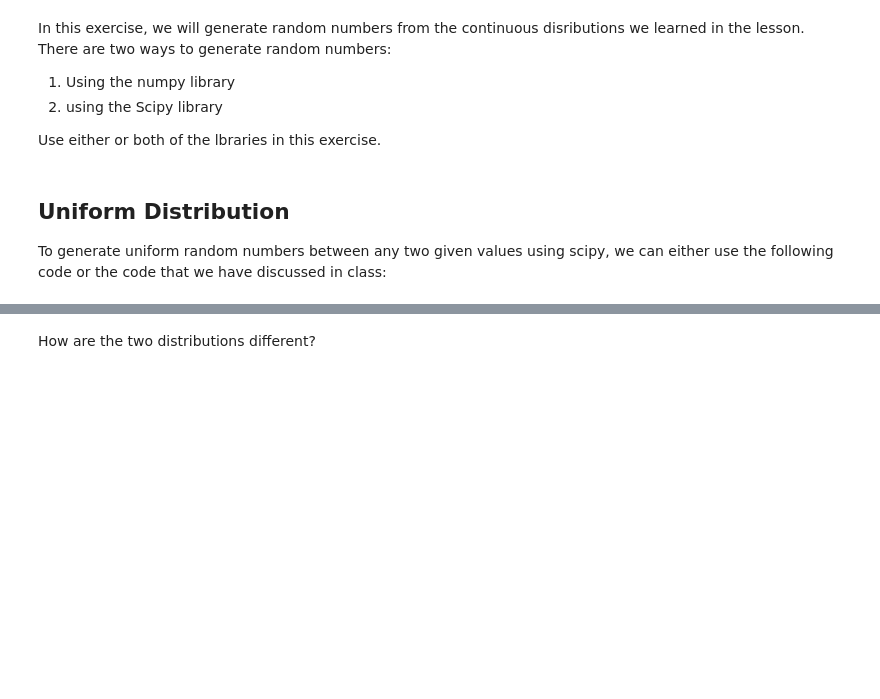
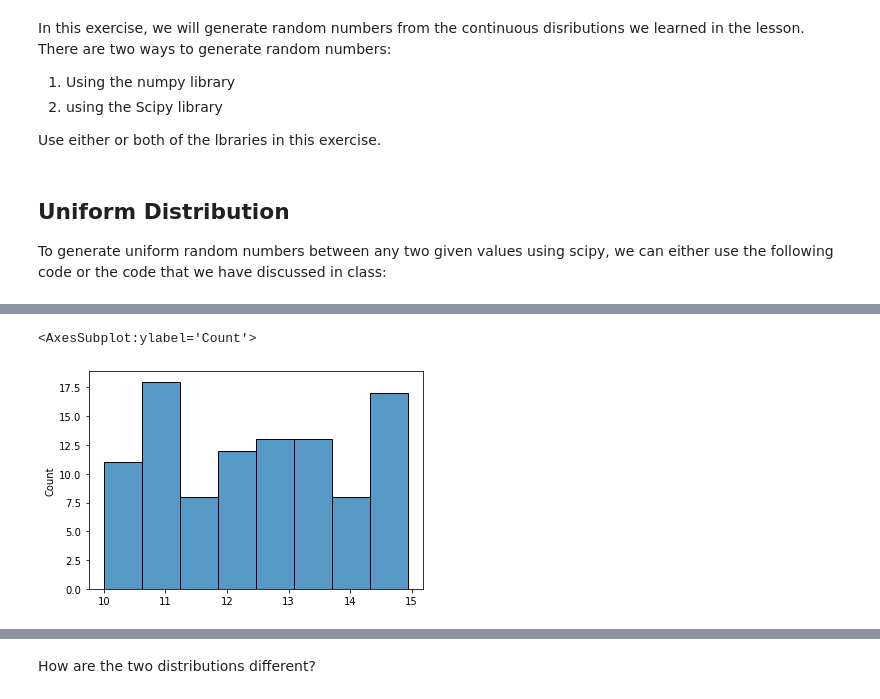
Before and after one commit to Ironhack-Data-Madrid-Marzo-2021/lab-continuous-probability-distribution, a Jupyter notebook: your-code/main.ipynb, the cells around one changed output, grey strips where cells are left out. Cells and saved outputs as stored; diff of their text form; code cells hidden in the pictures; blank space fills up the shorter version.

```diff
--- a/your-code/main.ipynb
+++ b/your-code/main.ipynb
@@ -49,0 +48,10 @@ Your output should look like below:
+# %%
+def random_uniform(bottom, ceiling, count):
+    x = uniform.rvs(size=count)
+    a = bottom
+    b = ceiling
+    randoms  = a + (b-a) * x
+    return randoms
+# %%
+random_1 = random_uniform(10,15,100)
+random_2 = random_uniform(10,60,1000)
@@ -49,0 +60,5 @@ Your output should look like below:
+# %%
+sns.histplot(x = random_1)
+# %% [output]
+<AxesSubplot:ylabel='Count'>
+[figure, added]
```
Also changed, not shown: parts of 32 cells of this notebook.
